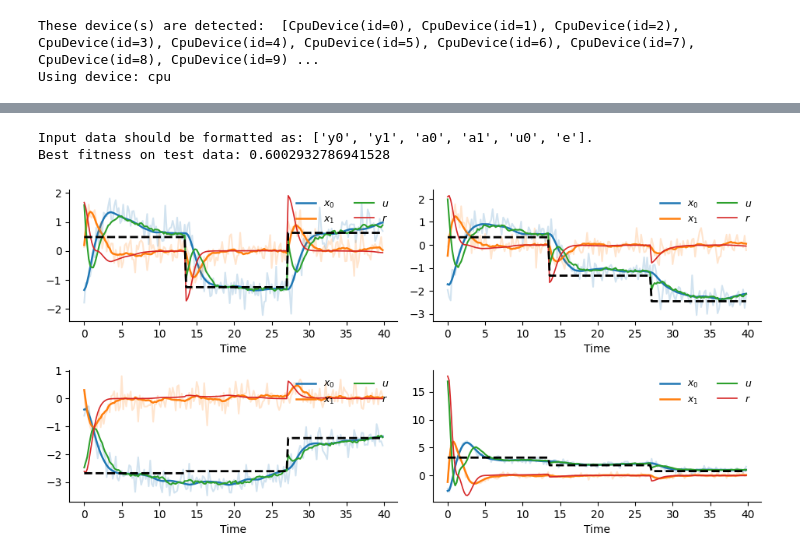
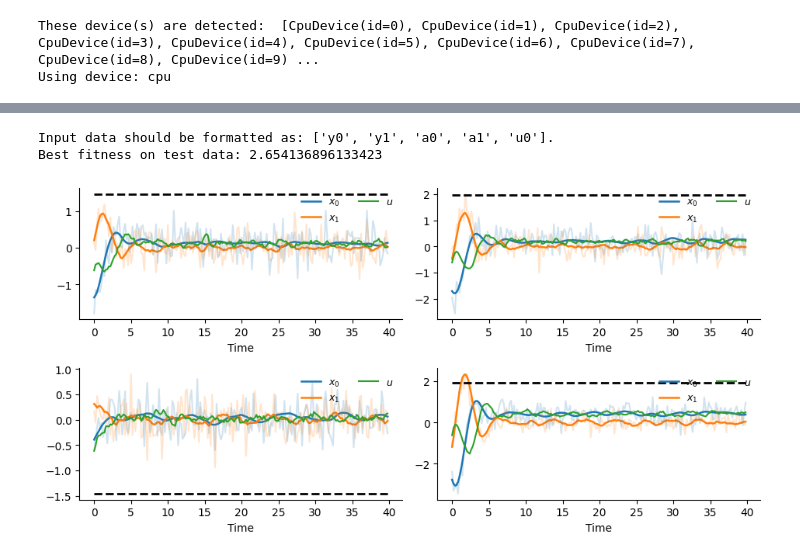
Before and after one commit to KhoaNguyen02/SDEvolve, a Jupyter notebook: train.ipynb, the cells around one changed output, grey strips where cells are left out. Cells and saved outputs as stored; diff of their text form; code cells hidden in the pictures.

```diff
--- a/train.ipynb
+++ b/train.ipynb
@@ -79,6 +80,10 @@ Final best solution: [-1.54, e - 2*u0 + 2*y0 - y1, a1]
 # %%
+learn_condition = 3
+feedback_fn = None
+sign_estimation = False
+
 env = HarmonicOscillator(process_noise=args["process_noise"], obs_noise=args["obs_noise"])
-test_data = get_data(jr.PRNGKey(10), env, 4, 0.2, 40.0, args["param_setting"], n_jumps=3)
+test_data = get_data(jr.PRNGKey(10), env, 4, 0.2, 40.0, args["param_setting"], n_jumps=0)
 x0s, ts, targets, noise_key, params = test_data
 operator_list = [
     ("+", lambda x, y: jnp.add(x, y), 2, 0.5),
@@ -86,31 +91,31 @@ operator_list = [
     ("-", lambda x, y: jnp.subtract(x, y), 2, 0.3),
     ("/", lambda x, y: jnp.divide(x, y), 2, 0.1)
 ]
-strategy, fitness_function = get_strategy(env, operator_list, 0.05, feedback_fn=distance_feedback, device=device)
+strategy, fitness_function = get_strategy(env, learn_condition, feedback_fn, sign_estimation, operator_list, 0.05, device=device)
 best_fitness, best_model = validate(np.load(f'{save_path}/best_solutions.npy'), strategy, test_data)
 print(f"Best fitness on test data: {best_fitness}")
 # %% [output]
-Input data should be formatted as: ['y0', 'y1', 'a0', 'a1', 'u0', 'e'].
-Best fitness on test data: 0.6002932786941528
+Input data should be formatted as: ['y0', 'y1', 'a0', 'a1', 'u0'].
+Best fitness on test data: 2.654136896133423
 # %%
 xs, ys, us, activities, fitness, fbs = jax.vmap(fitness_function.evaluate_trajectory, in_axes=[
     None, 0, None, 0, 0, 0, None])(best_model, *test_data, strategy.tree_evaluator)
 
 fig, ax = plt.subplots(2, 2, figsize=(9.5, 5))
 ax = ax.ravel()
 for i in range(4):
     ax[i].plot(ts, xs[i, :, 0], label="$x_0$", color="#1f77b4", linewidth=1.8)
     ax[i].plot(ts, xs[i, :, 1], label="$x_1$", color="#ff7f0e", linewidth=1.8)
     ax[i].plot(ts, ys[i, :, 0], alpha=0.2, color="#1f77b4")
     ax[i].plot(ts, ys[i, :, 1], alpha=0.2, color="#ff7f0e")
     ax[i].plot(ts, us[i, :], label="$u$", color="#2ca02c", linewidth=1.5)
-    ax[i].plot(ts, fbs[i, :], label="$r$", color="#d62728", linewidth=1.2)
+    # ax[i].plot(ts, fbs[i, :], label="$r$", color="#d62728", linewidth=1.2)
     ax[i].plot(ts, targets[i, :, 0], '--k', lw=2)
     ax[i].set_xlabel("Time")
     ax[i].legend(loc="upper right", fontsize=9, frameon=False, ncols=2)
     ax[i].spines[['right', 'top']].set_visible(False)
     ax[i].autoscale_view(scalex=True, scaley=True)
 plt.tight_layout(rect=[0, 0, 1, 0.95])
 plt.show()
 # %% [output]
-[figure, old version]
+[figure, new version]
```
Also changed, not shown: parts of 3 cells of this notebook.
